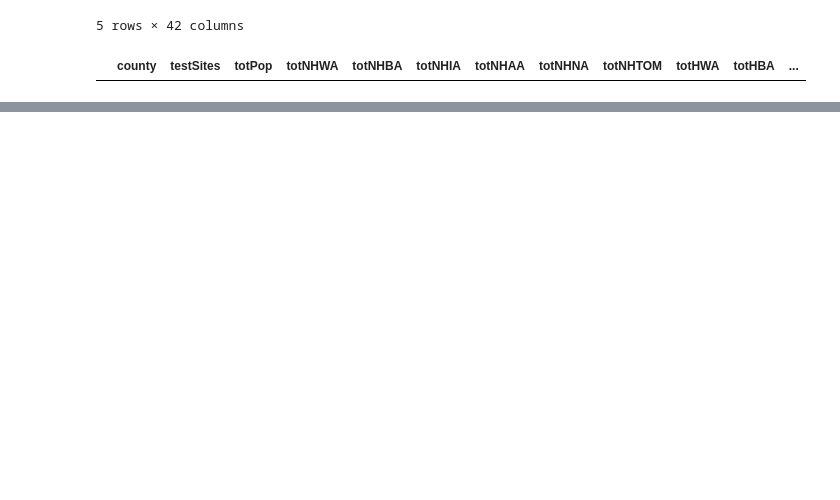
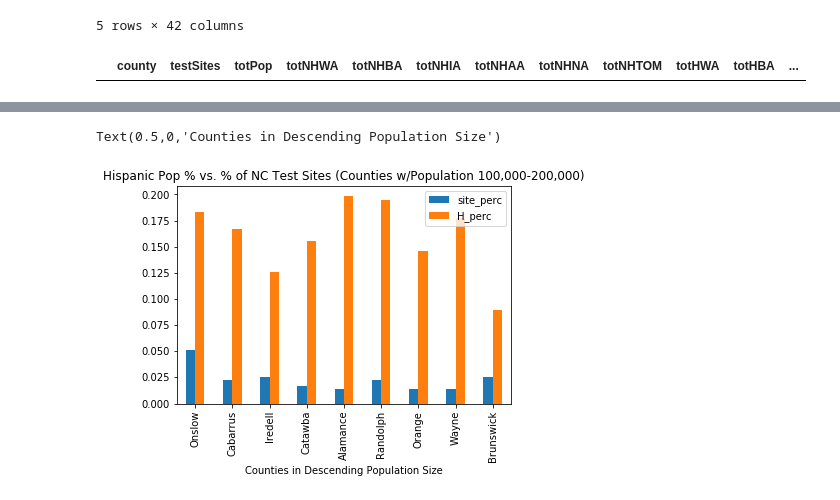
Before and after one commit to jqyang42/pikapixels, a Jupyter notebook: NC_dataVis_jin.ipynb, the cells around one changed output, grey strips where cells are left out. Saved outputs shown, nothing was run; the diff lists cells and outputs as text; code cells hidden in the pictures; blank space fills up the shorter version.

```diff
--- a/NC_dataVis_jin.ipynb
+++ b/NC_dataVis_jin.ipynb
@@ -160,0 +141,8 @@ array(['Alamance', 'Alexander', 'Alleghany', 'Ashe', 'Beaufort', 'Bertie',
+# %%
+ax1 = comb_test_hisp[comb_test_hisp.totPop_class=='100000-200000']\
+.sort_values(by='totPop', ascending=False)[['site_perc', 'H_perc']].plot.bar()
+ax1.set_title('Hispanic Pop % vs. % of NC Test Sites (Counties w/Population 100,000-200,000)')
+ax1.set_xlabel('Counties in Descending Population Size')
+# %% [output]
+Text(0.5,0,'Counties in Descending Population Size')
+[figure, added]
```
Also changed, not shown: parts of 15 cells of this notebook, 1 other file.
